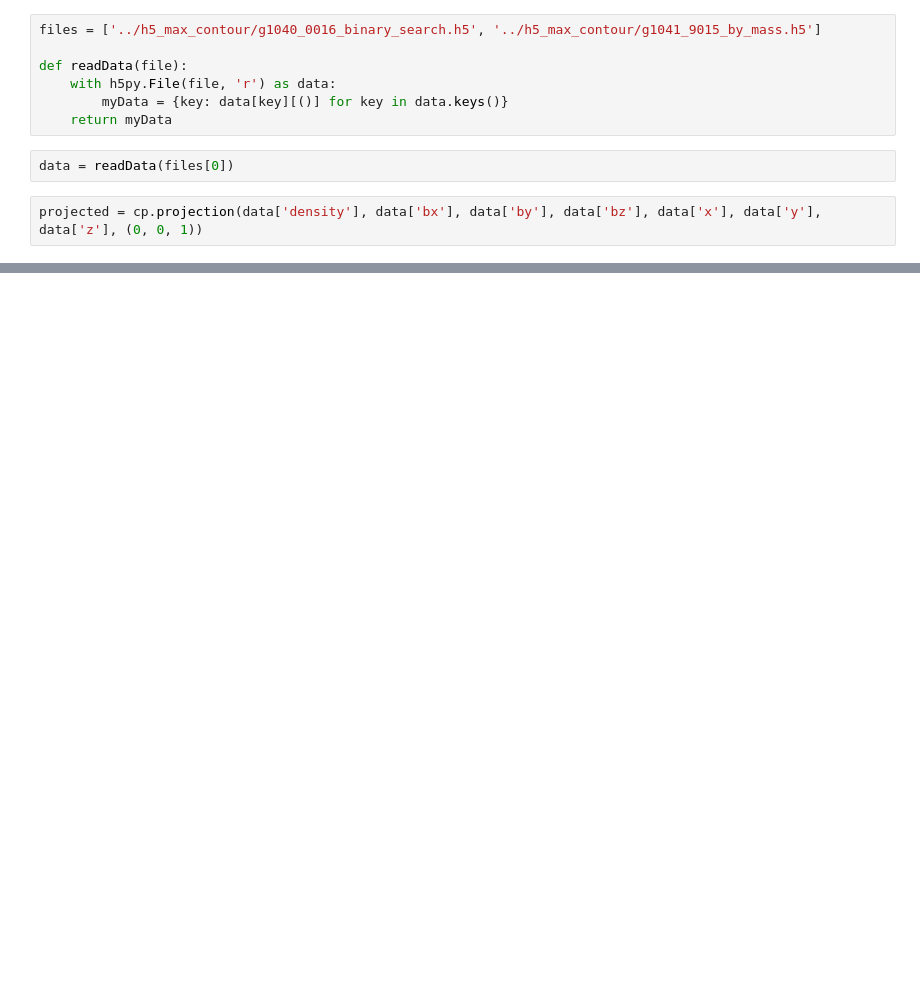
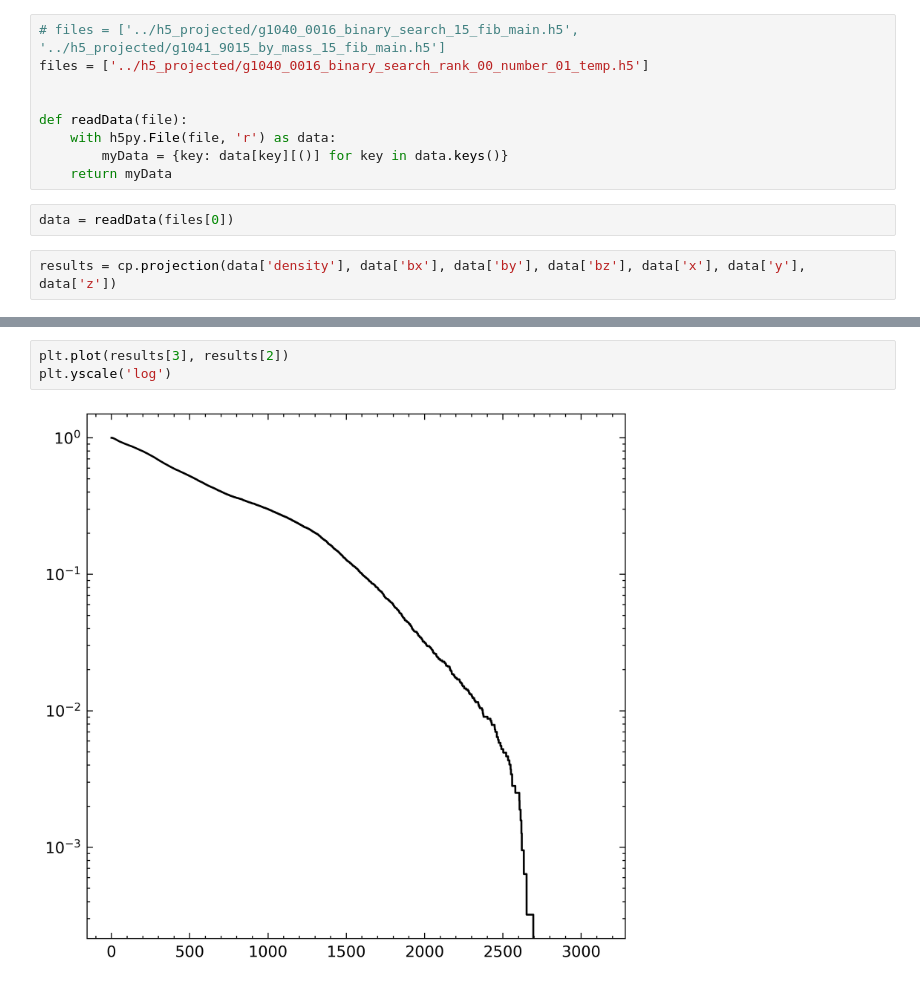
Before and after one commit to HinnyTsang/mcf_project, a Jupyter notebook: validation/check_projection.ipynb, the cells around one changed output, grey strips where cells are left out. Cells and saved outputs as stored; diff of their text form; blank space fills up the shorter version.

```diff
--- a/validation/check_projection.ipynb
+++ b/validation/check_projection.ipynb
@@ -23,7 +23,9 @@ plt.style.use(['science','ieee'])
 plt.rcParams['figure.figsize'] = 5, 5
 plt.rcParams["text.usetex"] = False
 # %%
-files = ['../h5_max_contour/g1040_0016_binary_search.h5', '../h5_max_contour/g1041_9015_by_mass.h5']
+# files = ['../h5_projected/g1040_0016_binary_search_15_fib_main.h5', '../h5_projected/g1041_9015_by_mass_15_fib_main.h5']
+files = ['../h5_projected/g1040_0016_binary_search_rank_00_number_01_temp.h5']
+
 
 def readData(file):
     with h5py.File(file, 'r') as data:
@@ -32,4 +34,4 @@ def readData(file):
 # %%
 data = readData(files[0])
 # %%
-projected = cp.projection(data['density'], data['bx'], data['by'], data['bz'], data['x'], data['y'], data['z'], (0, 0, 1))
+results = cp.projection(data['density'], data['bx'], data['by'], data['bz'], data['x'], data['y'], data['z'])
@@ -77,0 +58,5 @@ plt.imshow(binned_den)
+# %%
+plt.plot(results[3], results[2])
+plt.yscale('log')
+# %% [output]
+[figure, added]
```
Also changed, not shown: parts of 5 cells of this notebook, 6 other files.
